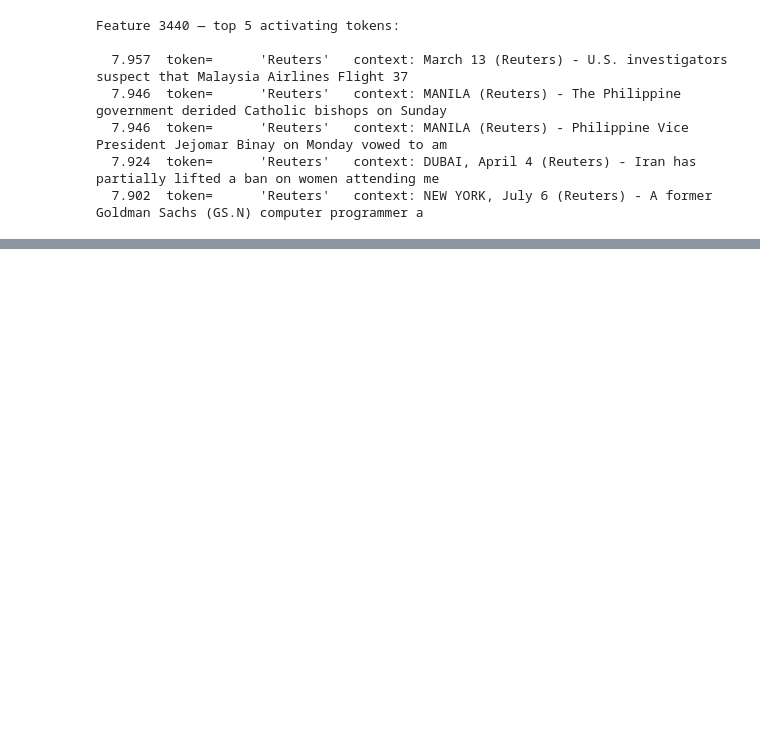
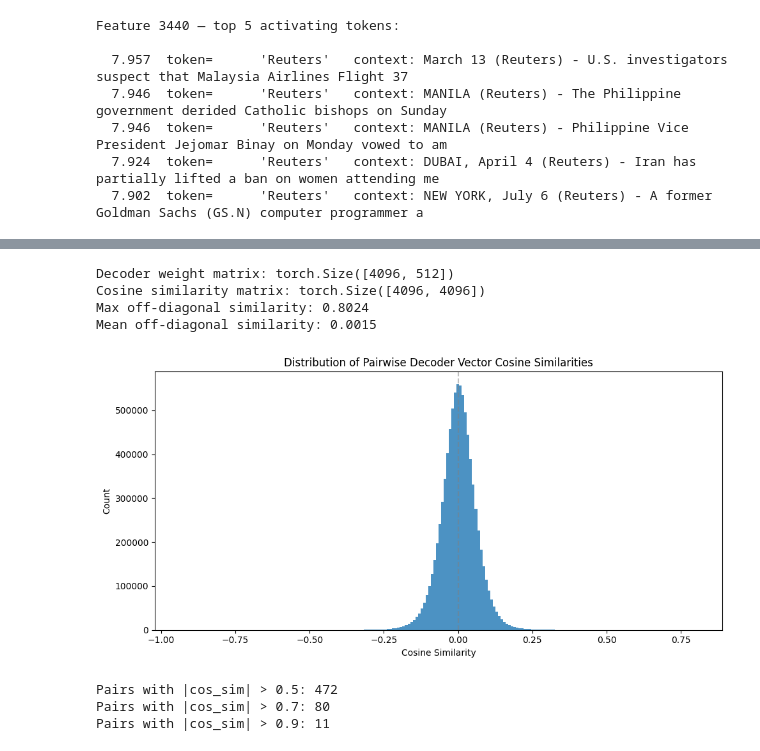
Before and after one commit to sdswitz/mech-int, a Jupyter notebook: inspect-features.ipynb, the cells around one changed output, grey strips where cells are left out. Saved outputs shown, nothing was run; the diff lists cells and outputs as text; code cells hidden in the pictures; blank space fills up the shorter version.

```diff
--- a/inspect-features.ipynb
+++ b/inspect-features.ipynb
@@ -36,10 +38,14 @@ from datasets import load_dataset
 # Load tokenizer only (no need for the full model)
 tokenizer = AutoTokenizer.from_pretrained("EleutherAI/pythia-70m")
 
+EXPANSION = 8  # change this to inspect different expansion factors
+MODEL_PATH = f"saved_models/sae_model_{EXPANSION}x.pt"
+
 # Load saved SAE
-d, m = 512, 512 * 8
+d = 512
+m = d * EXPANSION
 sae = SparseAutoEncoder(d=d, m=m)
-sae.load_state_dict(torch.load("sae_model.pt", map_location="cpu"))
+sae.load_state_dict(torch.load(MODEL_PATH, map_location="cpu"))
 sae.eval()
 
 # Load activations and process through SAE encoder in batches
@@ -59,7 +65,7 @@ top_idxs = torch.full((m, K), -1, dtype=torch.long)
 with torch.no_grad():
     for start in tqdm.trange(0, n_tokens, BATCH_SIZE):
         batch = activations[start:start + BATCH_SIZE]
-        feat_acts = sae.encoder(batch)  # (batch, 4096)
+        feat_acts = sae.encoder(batch)  # (batch, m)
 
         for j in range(feat_acts.shape[1]):
             combined_vals = torch.cat([top_vals[j], feat_acts[:, j]])
@@ -259,0 +296,44 @@ Feature 3440 — top 5 activating tokens:
+# %%
+import numpy as np
+from scipy.cluster.hierarchy import linkage, dendrogram
+from scipy.spatial.distance import squareform
+
+# Normalize decoder weights and compute pairwise cosine similarity
+W_dec = sae.W_dec.data.clone()  # (m, d)
+W_dec_normed = W_dec / W_dec.norm(dim=1, keepdim=True)
+cos_sim = W_dec_normed @ W_dec_normed.T  # (m, m)
+
+# Zero out the diagonal for analysis (self-similarity = 1 is uninteresting)
+cos_sim_no_diag = cos_sim.clone()
+cos_sim_no_diag.fill_diagonal_(0)
+
+print(f"Decoder weight matrix: {W_dec.shape}")
+print(f"Cosine similarity matrix: {cos_sim.shape}")
+print(f"Max off-diagonal similarity: {cos_sim_no_diag.max():.4f}")
+print(f"Mean off-diagonal similarity: {cos_sim_no_diag.sum() / (m * (m - 1)):.4f}")
+# %% [output]
+Decoder weight matrix: torch.Size([4096, 512])
+Cosine similarity matrix: torch.Size([4096, 4096])
+Max off-diagonal similarity: 0.8024
+Mean off-diagonal similarity: 0.0015
+# %%
+# Histogram of pairwise cosine similarities (upper triangle only to avoid double-counting)
+upper_tri = cos_sim[torch.triu(torch.ones(m, m, dtype=torch.bool), diagonal=1)].numpy()
+
+plt.figure(figsize=(10, 5))
+plt.hist(upper_tri, bins=200, edgecolor='none', alpha=0.8)
+plt.xlabel("Cosine Similarity")
+plt.ylabel("Count")
+plt.title("Distribution of Pairwise Decoder Vector Cosine Similarities")
+plt.axvline(x=0, color='gray', linestyle='--', alpha=0.5)
+plt.tight_layout()
+plt.show()
+
+print(f"Pairs with |cos_sim| > 0.5: {(np.abs(upper_tri) > 0.5).sum()}")
+print(f"Pairs with |cos_sim| > 0.7: {(np.abs(upper_tri) > 0.7).sum()}")
+print(f"Pairs with |cos_sim| > 0.9: {(np.abs(upper_tri) > 0.9).sum()}")
+# %% [output]
+[figure, added]
+Pairs with |cos_sim| > 0.5: 472
+Pairs with |cos_sim| > 0.7: 80
+Pairs with |cos_sim| > 0.9: 11
```
Also changed, not shown: parts of 9 cells of this notebook, 3 other files.
